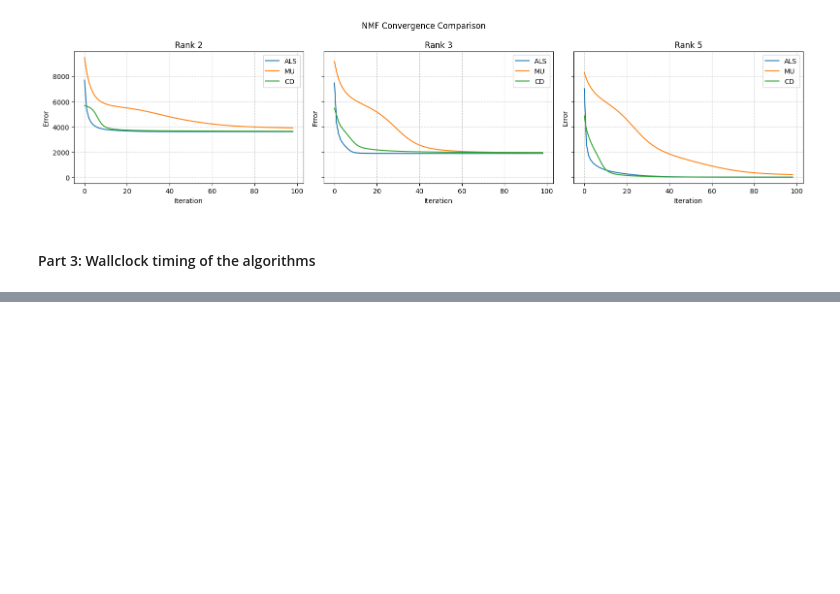
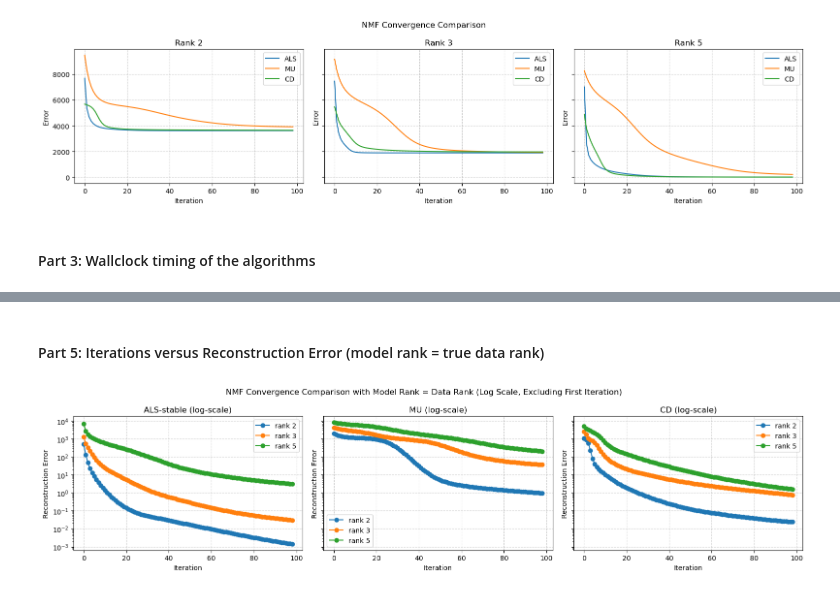
Before and after one commit to d-koding/nmf-algs, a Jupyter notebook: algorithms/main.ipynb, the cells around one changed output, grey strips where cells are left out. Cells and saved outputs as stored; diff of their text form; code cells hidden in the pictures; blank space fills up the shorter version.

```diff
--- a/algorithms/main.ipynb
+++ b/algorithms/main.ipynb
@@ -380,0 +443,30 @@ plt.show()
+# %% [markdown]
+<h4>Part 5: Iterations versus Reconstruction Error (model rank = true data rank)</h4>
+# %%
+# run with rank 2
+X_2 = generate_matrix(m=100, r=2, seed=seed_today)
+errs_als_2, errs_mu_2, errs_cd_2, times_als_2, times_mu_2, times_cd_2 = run_algs(M=X_2, seed_nmf = seed, iters=100, rank=2)
+
+# run with rank 3
+X_3 = generate_matrix(m=100, r=3, seed=seed_today)
+errs_als_3, errs_mu_3, errs_cd_3, times_als_3, times_mu_3, times_cd_3 = run_algs(M=X_3, seed_nmf = seed, iters=100, rank=3)
+
+# run with rank 5
+X_5 = generate_matrix(m=100, r=5, seed=seed_today)
+errs_als_5, errs_mu_5, errs_cd_5, times_als_5, times_mu_5, times_cd_5 = run_algs(M=X_5, seed_nmf = seed, iters=100, rank=5)
+
+fig, axes = plt.subplots(1, 3, figsize=(16, 4), sharey=True)
+
+# plot with rank 2
+no_first_iteration(errs_als_2, errs_mu_2, errs_cd_2, rank=2, axes=axes)
+# plot with rank 3
+no_first_iteration(errs_als_3, errs_mu_3, errs_cd_3, rank=3, axes=axes)
+# plot with rank 5
+no_first_iteration(errs_als_5, errs_mu_5, errs_cd_5, rank=5, axes=axes)
+
+plt.suptitle(f"NMF Convergence Comparison with Model Rank = Data Rank (Log Scale, Excluding First Iteration)")
+plt.tight_layout()
+plt.legend()
+plt.show()
+# %% [output]
+[figure, added]
```
Also changed, not shown: parts of 8 cells of this notebook.
